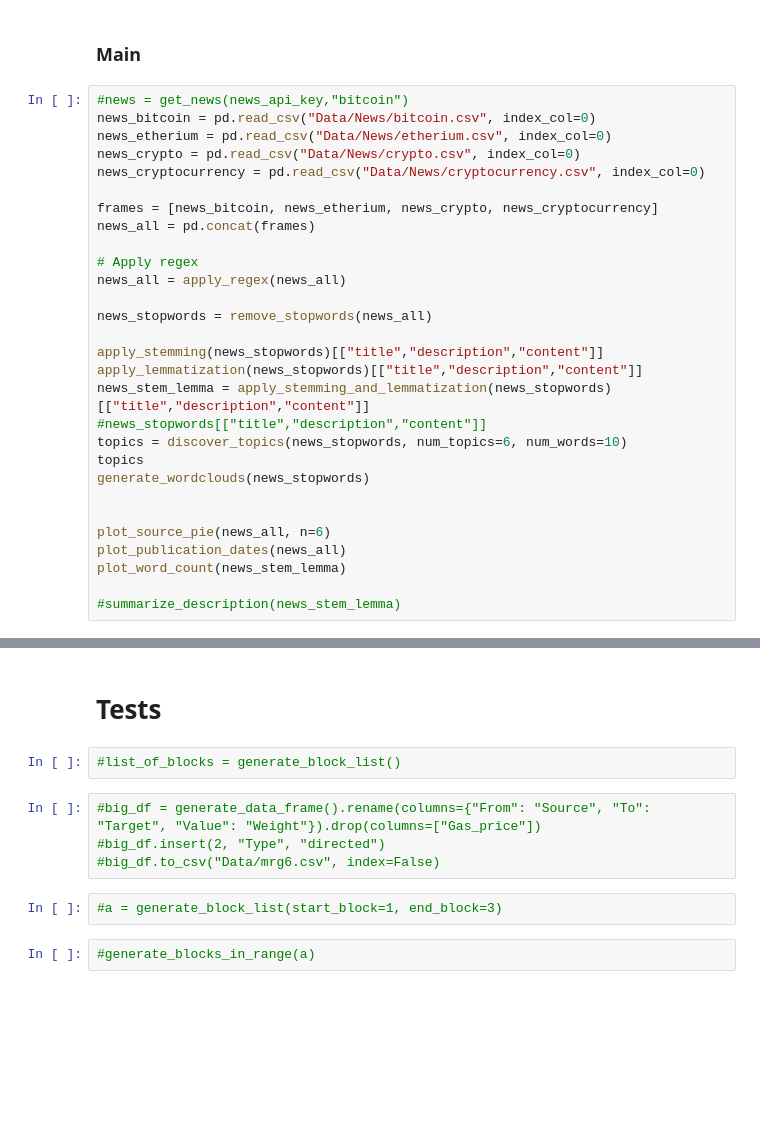
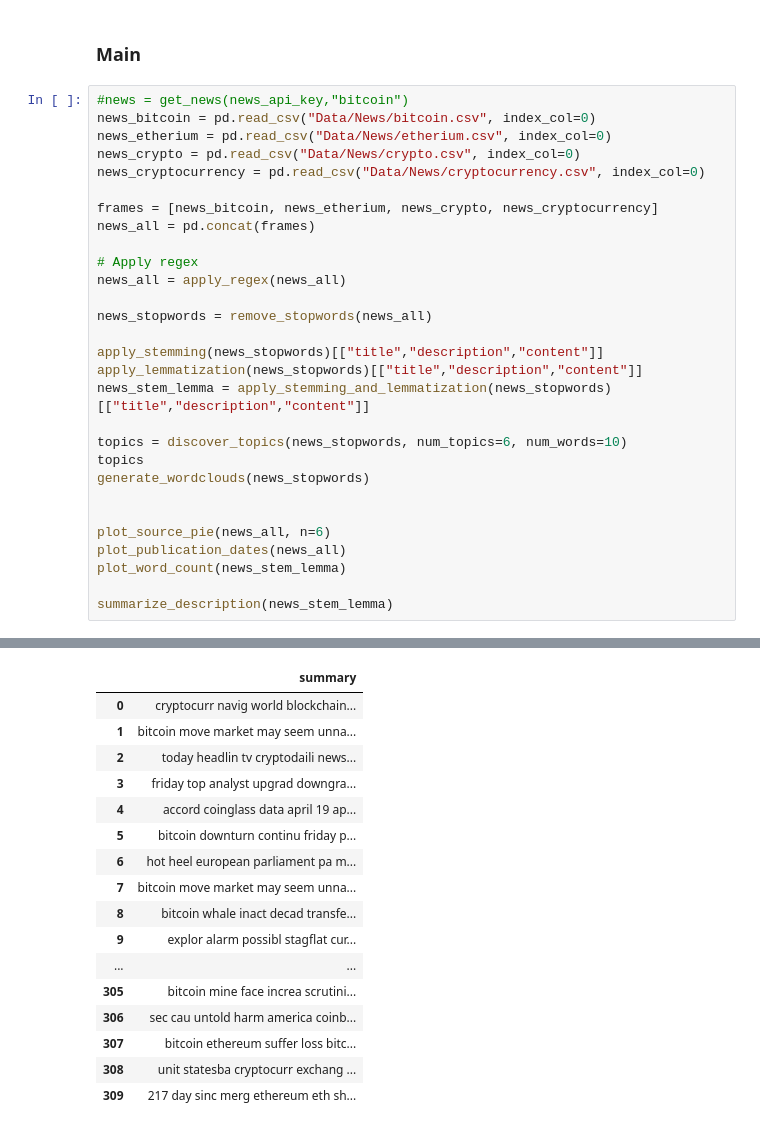
Before and after one commit to ZanZver/SocialMediaAnalyticsCoursework, a Jupyter notebook: main.ipynb, the cells around one changed output, grey strips where cells are left out. Saved outputs shown, nothing was run; the diff lists cells and outputs as text; blank space fills up the shorter version.

```diff
--- a/main.ipynb
+++ b/main.ipynb
@@ -1125,7 +1184,7 @@ news_stopwords = remove_stopwords(news_all)
 apply_stemming(news_stopwords)[["title","description","content"]]
 apply_lemmatization(news_stopwords)[["title","description","content"]]
 news_stem_lemma = apply_stemming_and_lemmatization(news_stopwords)[["title","description","content"]]
-#news_stopwords[["title","description","content"]]
+
 topics = discover_topics(news_stopwords, num_topics=6, num_words=10)
 topics
 generate_wordclouds(news_stopwords)
@@ -1135,5 +1194,5 @@ plot_source_pie(news_all, n=6)
 plot_publication_dates(news_all)
 plot_word_count(news_stem_lemma)
 
-#summarize_description(news_stem_lemma)
+summarize_description(news_stem_lemma)
 # %% [output]
@@ -1143,13 +1215,18 @@ Number of words in content: 6700
 Number of words in all: 15992
+|  | summary |
+| 0 | cryptocurr navig world blockchain... |
+| 1 | bitcoin move market may seem unna... |
+| 2 | today headlin tv cryptodaili news... |
+| 3 | friday top analyst upgrad downgra... |
+| 4 | accord coinglass data april 19 ap... |
+| 5 | bitcoin downturn continu friday p... |
+| 6 | hot heel european parliament pa m... |
+| 7 | bitcoin move market may seem unna... |
+| 8 | bitcoin whale inact decad transfe... |
+| 9 | explor alarm possibl stagflat cur... |
+| ... | ... |
+| 305 | bitcoin mine face increa scrutini... |
+| 306 | sec cau untold harm america coinb... |
+| 307 | bitcoin ethereum suffer loss bitc... |
+| 308 | unit statesba cryptocurr exchang ... |
+| 309 | 217 day sinc merg ethereum eth sh... |
-# %% [markdown]
-# Tests
-# %%
-#list_of_blocks = generate_block_list()
-# %%
-#big_df = generate_data_frame().rename(columns={"From": "Source", "To": "Target", "Value": "Weight"}).drop(columns=["Gas_price"])
-#big_df.insert(2, "Type", "directed")
-#big_df.to_csv("Data/mrg6.csv", index=False)
-# %%
-#a = generate_block_list(start_block=1, end_block=3)
-# %%
-#generate_blocks_in_range(a)
```
Also changed, not shown: parts of 11 cells of this notebook.
